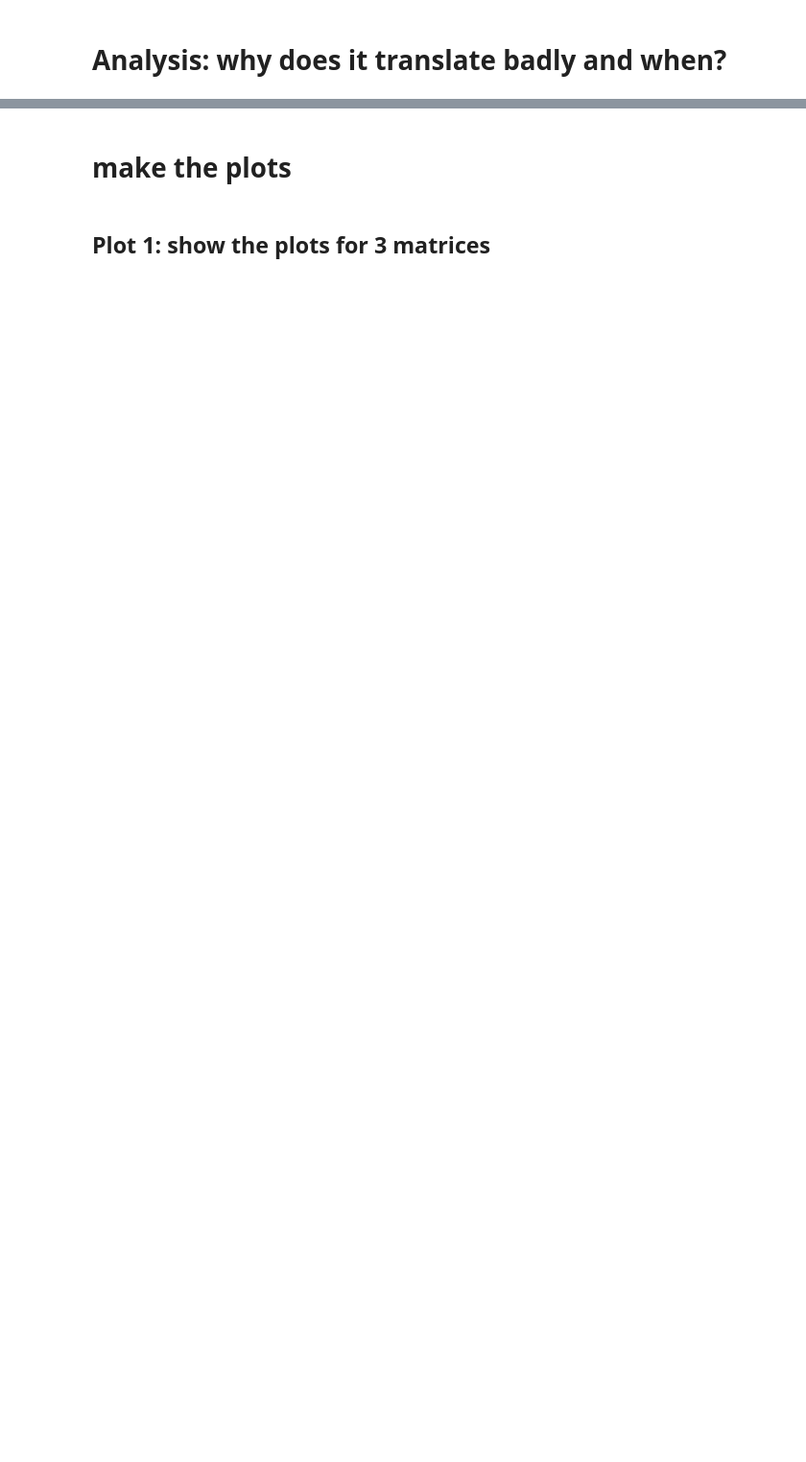
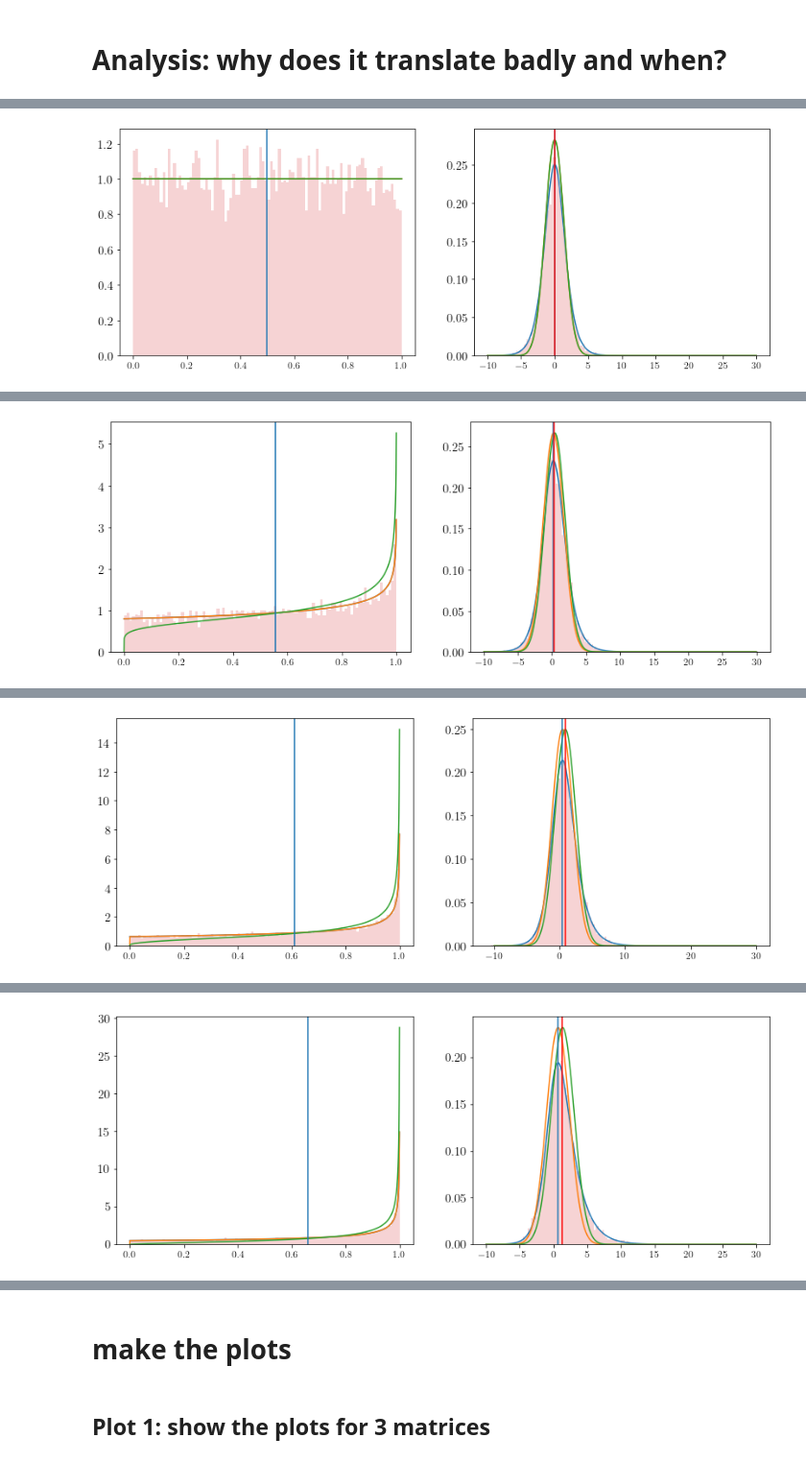
Before and after one commit to mariushobbhahn/LB_for_BNNs_official, a Jupyter notebook: Playground.ipynb, the cells around one changed output, grey strips where cells are left out. Shown at 96% size. Cells and saved outputs as stored; diff of their text form; code cells hidden in the pictures; blank space fills up the shorter version.

```diff
--- a/Playground.ipynb
+++ b/Playground.ipynb
@@ -446,6 +448,11 @@ def logistic_transform(a):
 def logistic_derivative(x):
     return(logistic_transform(x) * (1- logistic_transform(x)))
 
+def alpha_from_mu_var(mu, var):
+    return((np.exp(mu) + 1) / var)
+
+def beta_from_mu_var(mu, var):
+    return((np.exp(-mu) + 1) / var)
 
 def beta_pdf(x, a, b):
     nom = x ** (a-1) * (1 - x) ** (b-1)
@@ -755,0 +867,70 @@ plt.show();
+# %%
+# test how the mean changes when alpha < 1
+a_test4 = 1
+b_test4 = 1
+means_logit = []
+means_logit_samples = []
+betas = []
+beta_mus = []
+beta_vars = []
+
+for i in range(15):
+
+    b_ = b_test4 * 0.8**i
+    print("a: ", a_test4, "b: ", b_)
+    betas.append(b_)
+
+    x_ = np.linspace(0, 1, 1000+1)
+
+    beta4_pdf = beta.pdf(x_, a_test4, b_)
+    beta4_samples = beta(a_test4, b_).rvs(10000)
+    beta4_mean = a_test4 / (a_test4 + b_)
+    beta4_mu = beta_t_logit_mu(a_test4, b_)
+    beta4_var = beta_t_logit_var(a_test4, b_)
+
+    x2_ = np.linspace(-10, 30, 1000+1)
+
+    beta4_logit = beta_t_logit_pdf(x2_, a_test4, b_)
+    beta4_logit_samples = logit_transform(beta4_samples.clip(1e-15, 1-1e-15))
+    beta4_logit_mean = logit_transform(beta4_mean)
+    beta4_logit_samples_mean = beta4_logit_samples.mean()
+    print("beta4_logit_samples_mean: ", beta4_logit_samples_mean)
+    print("beta4_logit_samples_mean logistic: ", logistic_transform(beta4_logit_samples_mean))
+    print("beta4_mean: ", beta4_mean)
+    print("beta4_logit_mean: ", beta4_logit_mean)
+    print("beta4_mu: ", beta4_mu)
+    print("beta4_var: ", beta4_var)
+    means_logit.append(beta4_logit_mean)
+    means_logit_samples.append(beta4_logit_samples_mean)
+    beta_mus.append(beta4_mu)
+    beta_vars.append(beta4_var)
+
+    norm4_pdf = norm.pdf(x2_, beta4_mu, np.sqrt(beta4_var))
+    a_back = alpha_from_mu_var(beta4_mu, beta4_var)
+    b_back = beta_from_mu_var(beta4_mu, beta4_var)
+    beta4_pdf_back = beta.pdf(x_, a_back, b_back)
+
+    mu_c = beta4_mu * 2
+    var_c = beta4_var
+    a_c = alpha_from_mu_var(mu_c, var_c)
+    b_c = beta_from_mu_var(mu_c, var_c)
+    norm_pdf_c = norm.pdf(x2_, mu_c, np.sqrt(var_c))
+    beta_pdf_c = beta.pdf(x_, a_c, b_c)
+
+    fig, ax = plt.subplots(1, 2, figsize=(14, 5))
+
+    ax[0].plot(x_, beta4_pdf, label='beta4')
+    ax[0].plot(x_, beta4_pdf_back, label='beta4_back')
+    ax[0].plot(x_, beta_pdf_c, label='beta4_c')
+    ax[0].hist(beta4_samples, bins=100, range=[0,1], alpha=0.2, density=True)
+    ax[0].axvline(beta4_mean)
+
+    ax[1].plot(x2_, beta4_logit, label='beta4')
+    ax[1].plot(x2_, norm4_pdf, label="norm4")
+    ax[1].plot(x2_, norm_pdf_c, label="norm_c")
+    ax[1].hist(beta4_logit_samples, bins=100, alpha=0.2, density=True)
+    ax[1].axvline(beta4_logit_mean)
+    ax[1].axvline(beta4_logit_samples_mean, color='red')
+
+    plt.show();
+# %% [output]
@@ -755,0 +944 @@ plt.show();
+[figure, added]
@@ -755,0 +952 @@ plt.show();
+[figure, added]
@@ -755,0 +960 @@ plt.show();
+[figure, added]
@@ -755,0 +968 @@ plt.show();
+[figure, added]
```
Also changed, not shown: parts of 29 cells of this notebook, 21 other files.
